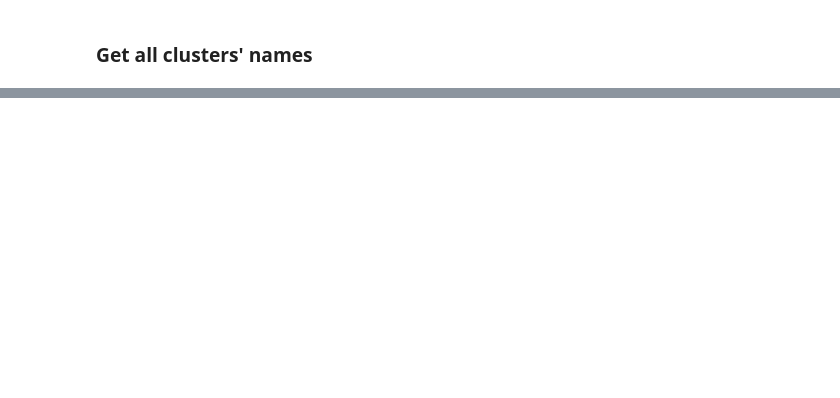
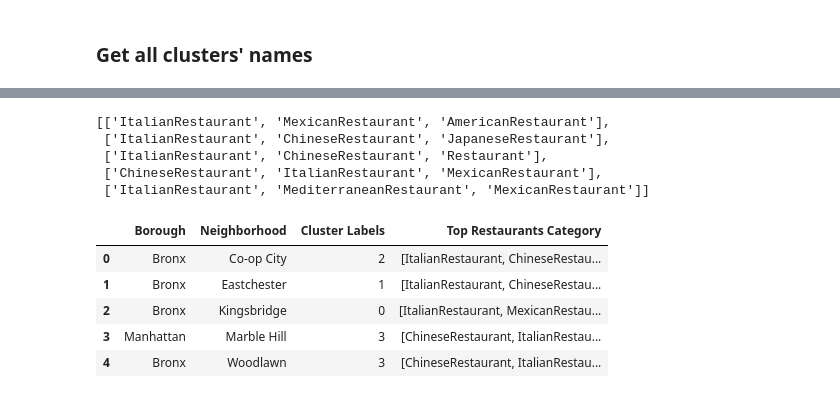
Before and after one commit to hdvvip/Coursera_Capstone, a Jupyter notebook: Capstone_Notebook_Code_Final.ipynb, the cells around one changed output, grey strips where cells are left out. Saved outputs shown, nothing was run; the diff lists cells and outputs as text; code cells hidden in the pictures; blank space fills up the shorter version.

```diff
--- a/Capstone_Notebook_Code_Final.ipynb
+++ b/Capstone_Notebook_Code_Final.ipynb
@@ -43,7 +29,6 @@ folium                    0.5.0                      py_0    conda-forge
 Libraries imported.
 # %%
-!wget -q -O 'newyork_data.json' https://ibm.box.com/shared/static/fbpwbovar7lf8p5sgddm06cgipa2rxpe.json
-with open('newyork_data.json') as json_data:
+with open('nyu_2451_34572-geojson.json') as json_data:
     newyork_data = json.load(json_data)
 # %%
 neighborhoods_data = newyork_data['features']
@@ -470,0 +612,23 @@ map_clusters
+# %%
+clus_names
+# %% [output]
+[['ItalianRestaurant', 'MexicanRestaurant', 'AmericanRestaurant'],
+ ['ItalianRestaurant', 'ChineseRestaurant', 'JapaneseRestaurant'],
+ ['ItalianRestaurant', 'ChineseRestaurant', 'Restaurant'],
+ ['ChineseRestaurant', 'ItalianRestaurant', 'MexicanRestaurant'],
+ ['ItalianRestaurant', 'MediterraneanRestaurant', 'MexicanRestaurant']]
+# %%
+clus_label_list = ny_w_out['Cluster Labels'].values.tolist()
+clus_name_list = []
+for label in clus_label_list:
+    clus_name_list.append(clus_names[label])
+
+ny_w_out['Top Restaurants Category'] = clus_name_list
+ny_w_out.head()
+# %% [output]
+|  | Borough | Neighborhood | Cluster Labels | Top Restaurants Category |
+| 0 | Bronx | Co-op City | 2 | [ItalianRestaurant, ChineseRestau... |
+| 1 | Bronx | Eastchester | 1 | [ItalianRestaurant, ChineseRestau... |
+| 2 | Bronx | Kingsbridge | 0 | [ItalianRestaurant, MexicanRestau... |
+| 3 | Manhattan | Marble Hill | 3 | [ChineseRestaurant, ItalianRestau... |
+| 4 | Bronx | Woodlawn | 3 | [ChineseRestaurant, ItalianRestau... |
```
Also changed, not shown: parts of 40 cells of this notebook.
